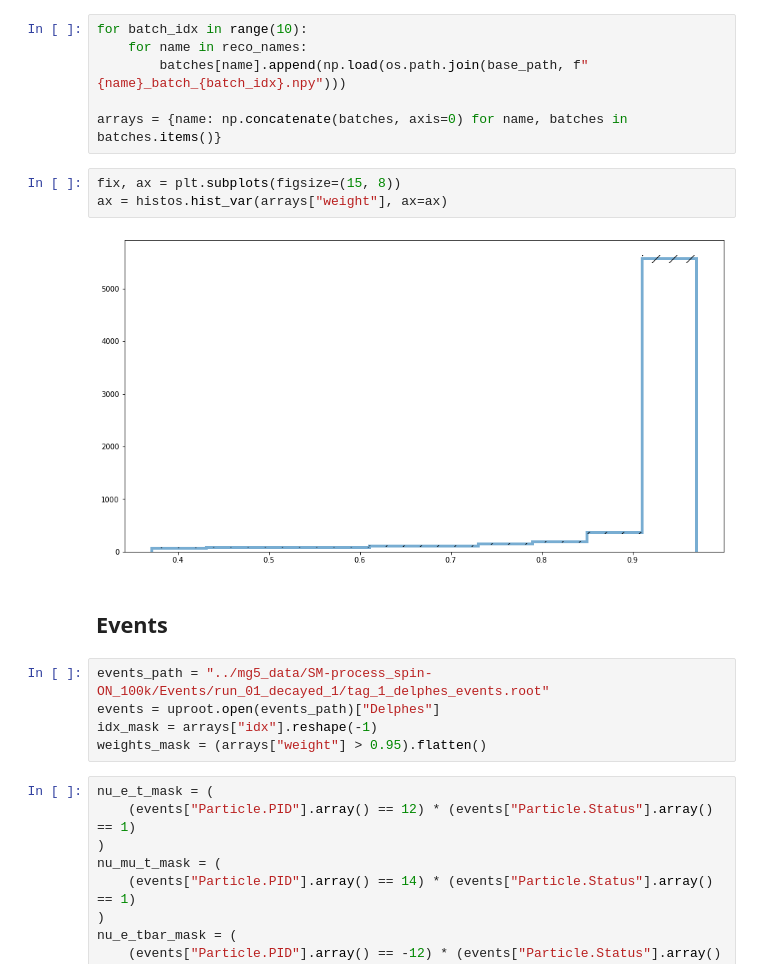
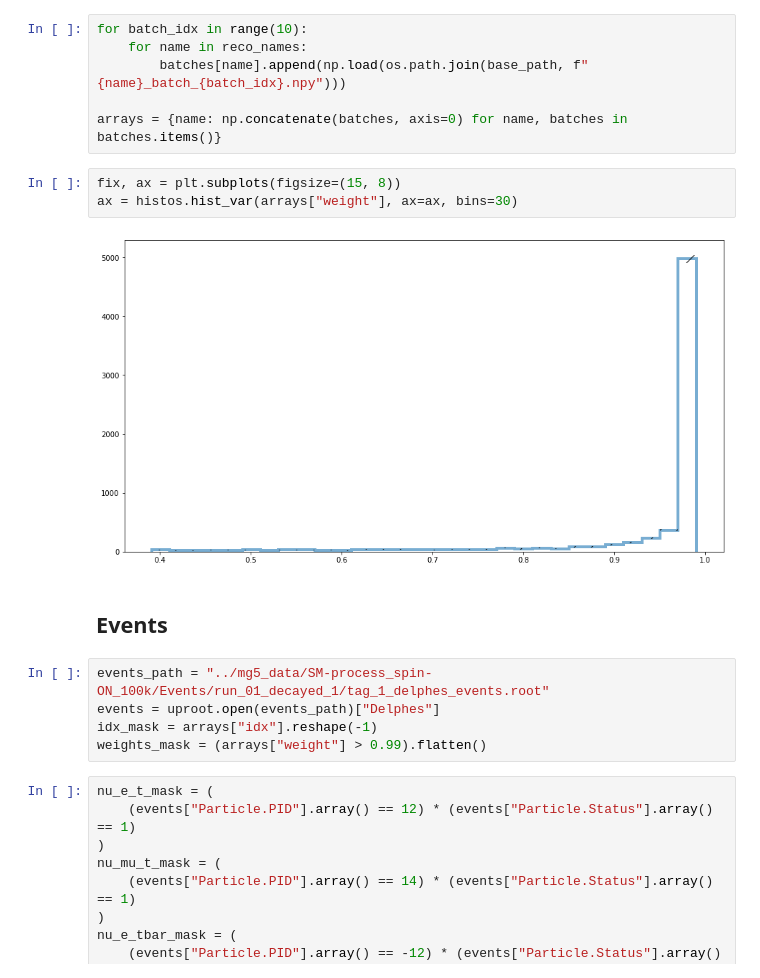
Before and after one commit to cmpatino/optimal-observables, a Jupyter notebook: consistency_checks/Reconstruction.ipynb, the cells around one changed output. Drawn from its saved outputs; the diff is of its cells as text.

Commit message:
Run reco check for > 0.99 on reco weights

```diff
--- a/consistency_checks/Reconstruction.ipynb
+++ b/consistency_checks/Reconstruction.ipynb
@@ -27,16 +27,16 @@ for batch_idx in range(10):
 arrays = {name: np.concatenate(batches, axis=0) for name, batches in batches.items()}
 # %%
 fix, ax = plt.subplots(figsize=(15, 8))
-ax = histos.hist_var(arrays["weight"], ax=ax)
+ax = histos.hist_var(arrays["weight"], ax=ax, bins=30)
 # %% [output]
-[figure, old version]
+[figure, new version]
 # %% [markdown]
 ## Events
 # %%
 events_path = "../mg5_data/SM-process_spin-ON_100k/Events/run_01_decayed_1/tag_1_delphes_events.root"
 events = uproot.open(events_path)["Delphes"]
 idx_mask = arrays["idx"].reshape(-1)
-weights_mask = (arrays["weight"] > 0.95).flatten()
+weights_mask = (arrays["weight"] > 0.99).flatten()
 # %%
 nu_e_t_mask = (
     (events["Particle.PID"].array() == 12) * (events["Particle.Status"].array() == 1)
```
Also changed, not shown: parts of 8 cells of this notebook.
